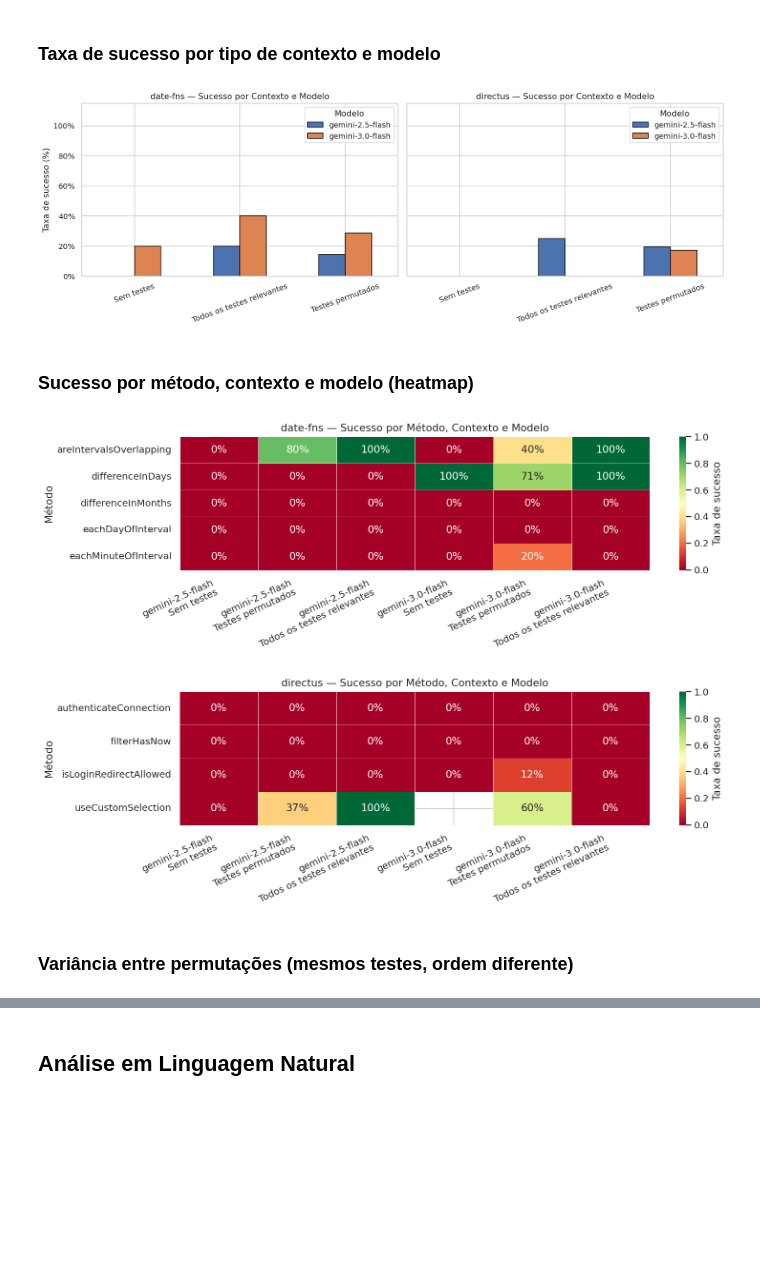
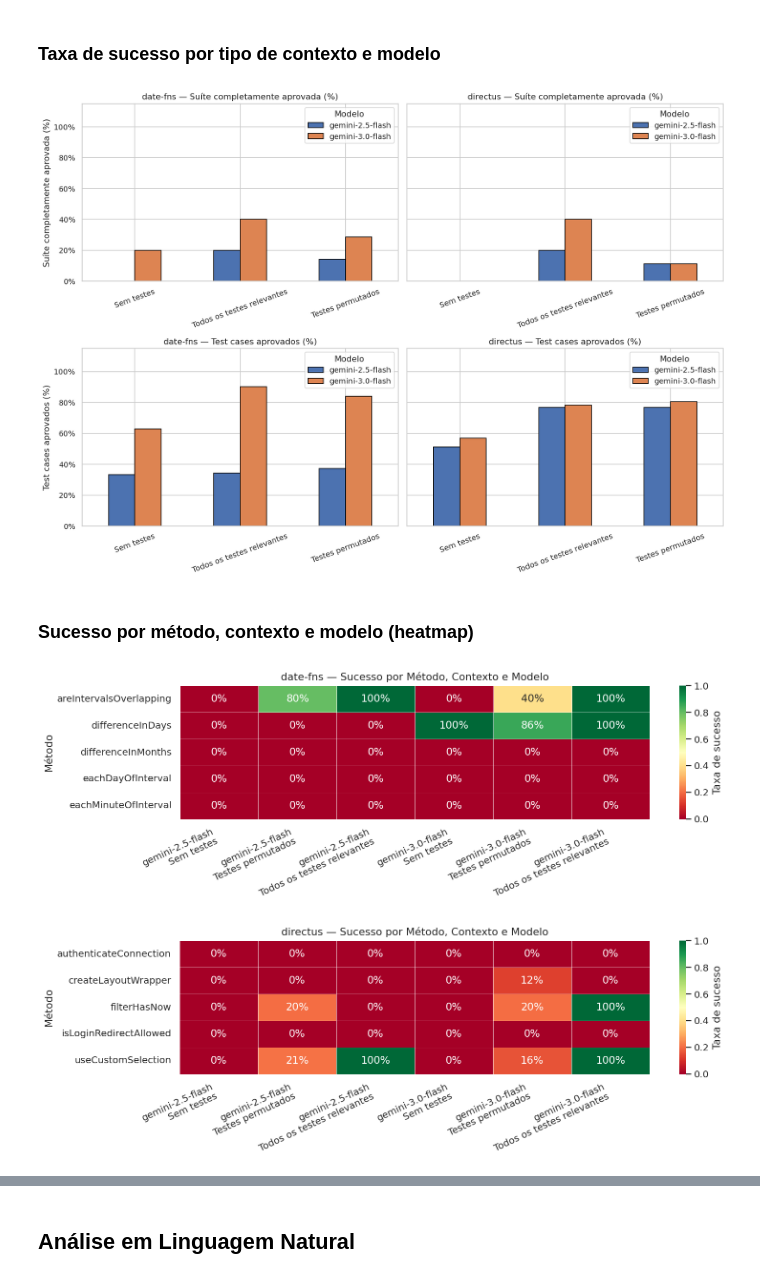
Before and after one commit to guilhermebkel/vem2026-test-driven-prompting, a Jupyter notebook: research/analysis.ipynb, the cells around one changed output, grey strips where cells are left out. Saved outputs shown, nothing was run; the diff lists cells and outputs as text; code cells hidden in the pictures; blank space fills up the shorter version.

```diff
--- a/research/analysis.ipynb
+++ b/research/analysis.ipynb
@@ -23,6 +23,7 @@ for col in ["isTestSuiteSuccessful", "isModelResultCompilable"]:
     df[col] = df[col].map({"true": True, "false": False, True: True, False: False})
 
 df["passRate"] = df["testSuitePassedTestCaseCount"] / df["testSuiteTotalTestCaseCount"]
+df["testCasePassRate"] = df["testSuitePassedTestCaseCount"] / df["testSuiteTotalTestCaseCount"]
 
 df["contextType"] = df["experimentTitle"]
 df["model"]       = df["modelName"]
@@ -30,9 +31,7 @@ df["permIdx"]     = df["experimentIndex"]
 df["totalPerms"]  = df["experimentSize"]
 
 df["subsetSize"]    = df["relevantTestCaseCount"]
-df["isFullContext"] = df["contextType"] != "no-relevant-test-case"
-
-df = df[df["model"].isin(["gemini-2.5-flash", "gemini-3.0-flash"])]
+df["isFullContext"] = df["contextType"] == "all-relevant-test-case"
 
 print(df.shape)
 df.head(3)
@@ -78,36 +86,44 @@ Taxa global de compilabilidade: 0.7236
 # %%
 CONTEXT_ORDER = ["no-relevant-test-case", "all-relevant-test-case", "permuted-relevant-test-case"]
 CONTEXT_LABELS = {
     "no-relevant-test-case":       "Sem testes",
     "all-relevant-test-case":      "Todos os testes relevantes",
     "permuted-relevant-test-case": "Testes permutados",
 }
 
-fig, axes = plt.subplots(1, 2, figsize=(14, 5), sharey=True)
+REPOS = ["date-fns", "directus"]
+METRICS = [
+    ("isTestSuiteSuccessful", "Suíte completamente aprovada (%)"),
+    ("testCasePassRate",       "Test cases aprovados (%)"),
+]
 
-for ax, repo in zip(axes, ["date-fns", "directus"]):
-    subset = df[df["repositoryName"] == repo]
-    rates = (
-        subset.groupby(["contextType", "model"])["isTestSuiteSuccessful"]
-        .mean()
-        .unstack("model")
-        .reindex([c for c in CONTEXT_ORDER if c in subset["contextType"].unique()])
-    )
-    rates.index = [CONTEXT_LABELS.get(i, i) for i in rates.index]
-    rates = rates * 100
-    rates.plot(kind="bar", ax=ax, edgecolor="black")
-    ax.set_title(f"{repo} — Sucesso por Contexto e Modelo")
-    ax.set_ylabel("Taxa de sucesso (%)")
-    ax.set_ylim(0, 115)
-    ax.yaxis.set_major_formatter(mtick.PercentFormatter())
-    ax.tick_params(axis="x", rotation=20)
-    ax.legend(title="Modelo")
+fig, axes = plt.subplots(2, 2, figsize=(14, 10), sharey=True)
+
+for row, (metric_col, metric_label) in enumerate(METRICS):
+    for col, repo in enumerate(REPOS):
+        ax = axes[row][col]
+        subset = df[df["repositoryName"] == repo]
+        rates = (
+            subset.groupby(["contextType", "model"])[metric_col]
+            .mean()
+            .unstack("model")
+            .reindex([c for c in CONTEXT_ORDER if c in subset["contextType"].unique()])
+        )
+        rates.index = [CONTEXT_LABELS.get(i, i) for i in rates.index]
+        rates = rates * 100
+        rates.plot(kind="bar", ax=ax, edgecolor="black")
+        ax.set_title(f"{repo} — {metric_label}")
+        ax.set_ylabel(metric_label)
+        ax.set_ylim(0, 115)
+        ax.yaxis.set_major_formatter(mtick.PercentFormatter())
+        ax.tick_params(axis="x", rotation=20)
+        ax.legend(title="Modelo")
 
 plt.tight_layout()
 plt.savefig("success_by_context_model.png", bbox_inches="tight")
 plt.show()
 # %% [output]
-[figure, old version]
+[figure, new version]
 # %% [markdown]
 ### Sucesso por método, contexto e modelo (heatmap)
 # %%
@@ -133,7 +149,5 @@ for repo in df["repositoryName"].dropna().unique():
     plt.savefig(f"heatmap_method_{repo}.png", bbox_inches="tight")
     plt.show()
 # %% [output]
-[figure, old version]
+[figure, new version]
-[figure, old version]
+[figure, new version]
-# %% [markdown]
-### Variância entre permutações (mesmos testes, ordem diferente)
```
Also changed, not shown: parts of 8 cells of this notebook, 16 other files.
